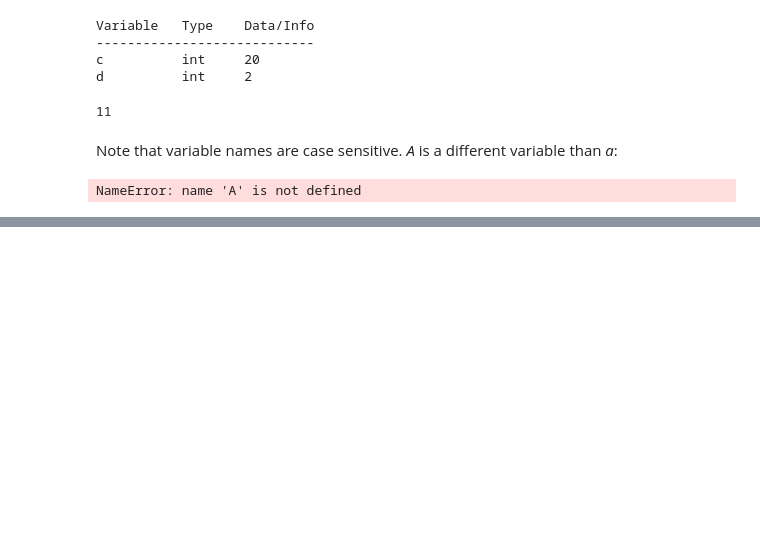
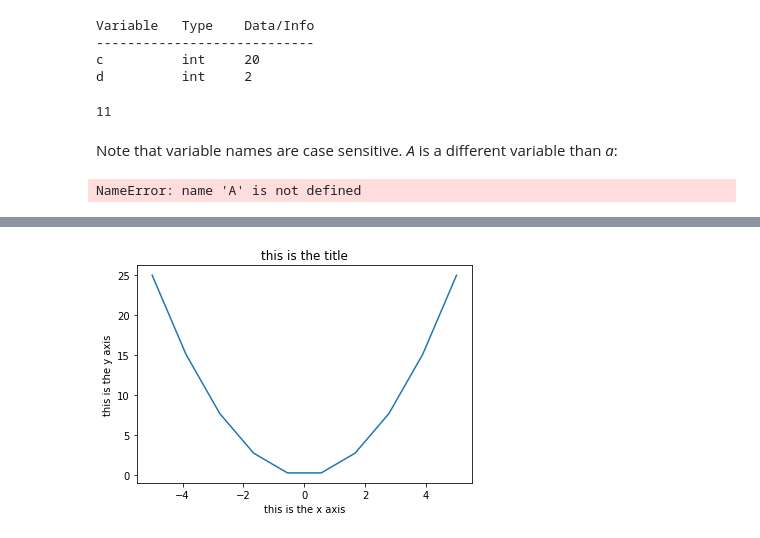
Before and after one commit to mtoqeerpk/IntroComputationalEarthScience, a Jupyter notebook: Week 1/Introduction to Python programming using Jupyter Notebooks.ipynb, the cells around one changed output, grey strips where cells are left out. Saved outputs shown, nothing was run; the diff lists cells and outputs as text; code cells hidden in the pictures; blank space fills up the shorter version.

```diff
--- a/Week 1/Introduction to Python programming using Jupyter Notebooks.ipynb
+++ b/Week 1/Introduction to Python programming using Jupyter Notebooks.ipynb
@@ -227,0 +541,12 @@ NameError: name 'IAm' is not defined
+# %%
+# a better version that has a title and axes labels:
+n = 10
+x = np.linspace(-5,5,n)
+y = x**2
+plt.plot(x,y)
+plt.xlabel('this is the x axis')
+plt.ylabel('this is the y axis')
+plt.title('this is the title')
+plt.show()
+# %% [output]
+[figure, added]
```
Also changed, not shown: parts of 73 cells of this notebook.
